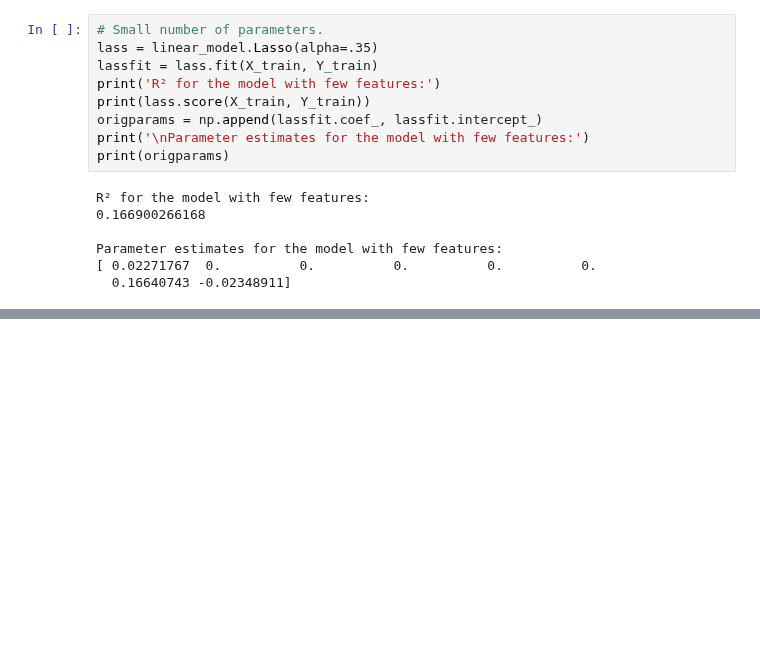
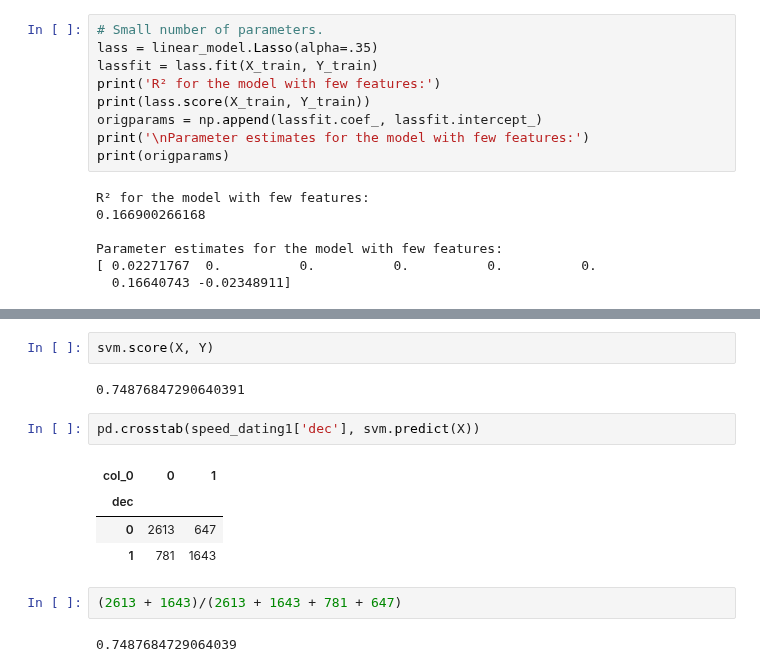
Before and after one commit to VincentG123/ThinkfulBootcamp, a Jupyter notebook: Speed_Dating_Exploration.ipynb, the cells around one changed output, grey strips where cells are left out. Cells and saved outputs as stored; diff of their text form; blank space fills up the shorter version.

```diff
--- a/Speed_Dating_Exploration.ipynb
+++ b/Speed_Dating_Exploration.ipynb
@@ -481,0 +536,15 @@ Parameter estimates for the model with few features:
+# %%
+svm.score(X, Y)
+# %% [output]
+0.74876847290640391
+# %%
+pd.crosstab(speed_dating1['dec'], svm.predict(X))
+# %% [output]
+| col_0 | 0 | 1 |
+| dec |  |  |
+| 0 | 2613 | 647 |
+| 1 | 781 | 1643 |
+# %%
+(2613 + 1643)/(2613 + 1643 + 781 + 647)
+# %% [output]
+0.7487684729064039
```
Also changed, not shown: parts of 17 cells of this notebook, 1 other file.
